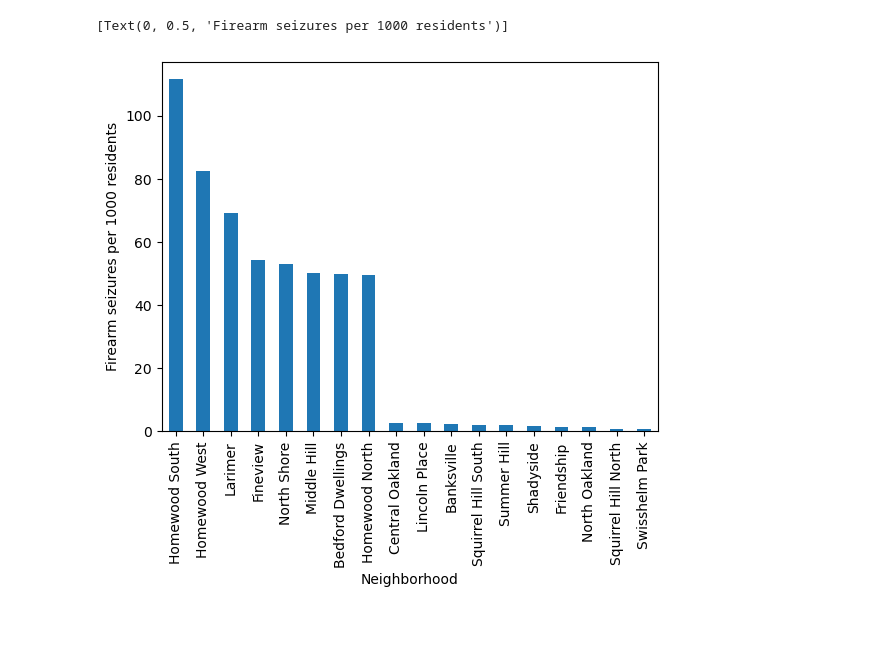
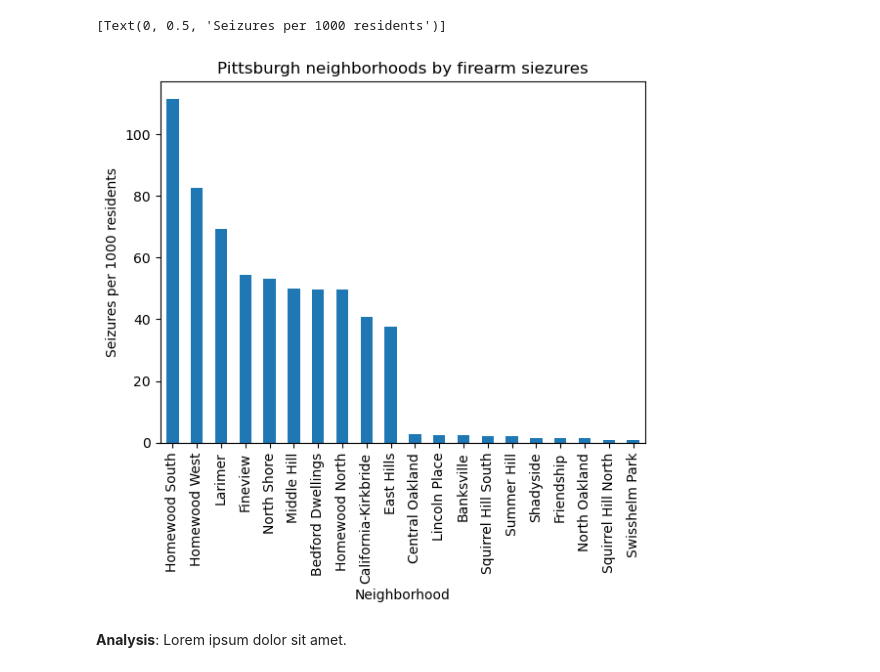
Before and after one commit to owen-ipc/BigIdeasFinalProject, a Jupyter notebook: Owen Arnold firearm seizures.ipynb, the cells around one changed output. Cells and saved outputs as stored; diff of their text form; code cells hidden in the pictures; blank space fills up the shorter version.

Commit message:
Updates to my analysis

```diff
--- a/Owen Arnold firearm seizures.ipynb
+++ b/Owen Arnold firearm seizures.ipynb
@@ -1,22 +12,26 @@
 # %%
 import pandas as pd
 
 firearm_data = pd.read_csv("https://data.wprdc.org/datastore/dump/e967381d-d7e9-48e3-a2a2-39262f7fa5c4")
 firearm_data = firearm_data[firearm_data["neighborhood"].notna()]
 firearm_data = firearm_data["neighborhood"].value_counts()
 
 population_data = pd.read_csv("https://data.wprdc.org/datastore/dump/a8414ed5-c50f-417e-bb67-82b734660da6")
 population_data = population_data.set_index('Neighborhood')
 population_data = population_data["2020_Total_Population"]
 
 firearm_data_per_capita = firearm_data.div(population_data)
 firearm_data_per_capita *= 1000
-firearm_data_per_capita = pd.concat([firearm_data_per_capita.nlargest(10), firearm_data_per_capita.nsmallest(10)]).sort_values(ascending=False)
 firearm_data_per_capita = firearm_data_per_capita[firearm_data_per_capita < 300]
 
-plot = firearm_data_per_capita.plot.bar()
+firearm_data_per_capita_plotting = pd.concat([firearm_data_per_capita.nlargest(10), firearm_data_per_capita.nsmallest(10)]).sort_values(ascending=False)
+plot = firearm_data_per_capita_plotting.plot.bar()
+plot.set(title="Pittsburgh neighborhoods by firearm siezures")
 plot.set(xlabel="Neighborhood")
-plot.set(ylabel="Firearm seizures per 1000 residents")
+plot.set(ylabel="Seizures per 1000 residents")
 # %% [output]
-[Text(0, 0.5, 'Firearm seizures per 1000 residents')]
+[Text(0, 0.5, 'Seizures per 1000 residents')]
-[figure, old version]
+[figure, new version]
+# %% [markdown]
+**Analysis**:
+Lorem ipsum dolor sit amet.
```
Also changed, not shown: parts of 2 cells of this notebook.
